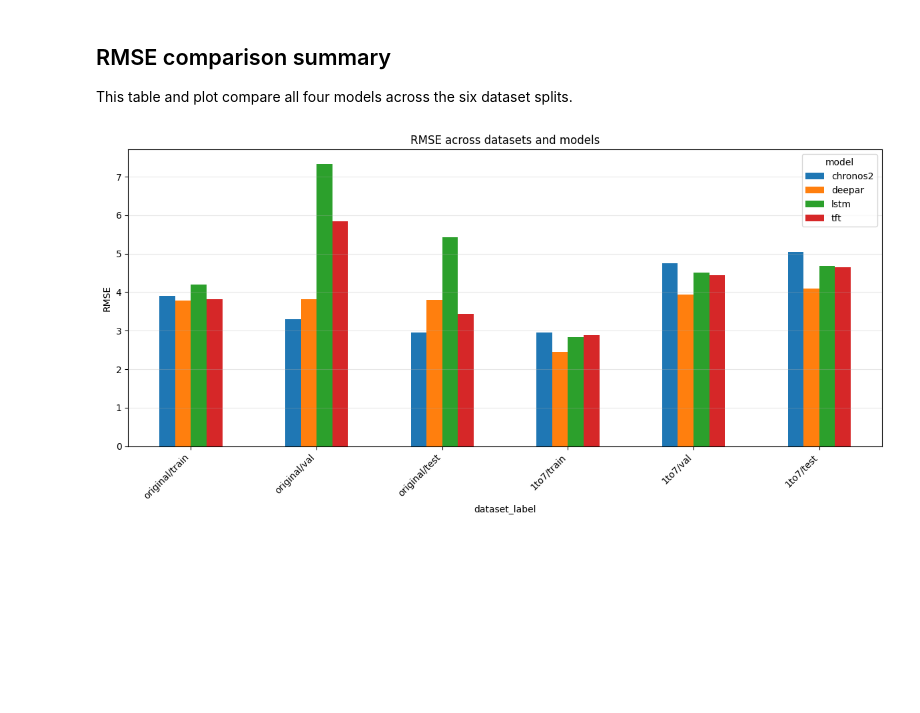
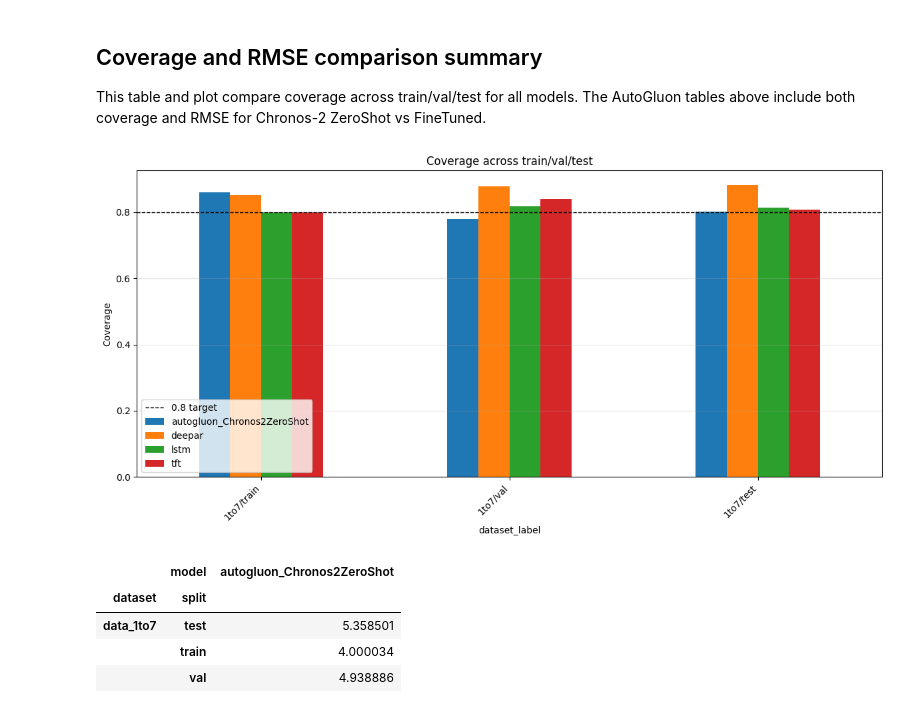
Before and after one commit to colinminini/LLM6G-Repository, a Jupyter notebook: run_nb.ipynb, the cells around one changed output. Cells and saved outputs as stored; diff of their text form; code cells hidden in the pictures; blank space fills up the shorter version.

```diff
--- a/run_nb.ipynb
+++ b/run_nb.ipynb
@@ -82,16 +84,27 @@ This runs LSTM, DeepAR, and TFT on both datasets. RMSE shown is the final epoch
 # %%
-train_results, train_histories = train_all()
+train_results, train_histories = train_all(
+    MODEL_TYPES,
+    DATASET,
+    context_length=CONTEXT_LENGTH,
+    forecast_length=FORECAST_LENGTH,
+    quantiles=QUANTILES,
+    max_epochs=MAX_EPOCHS,
+    patience=PATIENCE,
+    hidden_size=HIDDEN_SIZE,
+    num_layers=NUM_LAYERS,
+    num_heads=NUM_HEADS,
+)
 
 train_rows = []
 for (dataset, model), metrics in train_results.items():
-    for split, rmse in metrics.items():
+    for split, coverage in metrics.items():
         train_rows.append(
-            {"dataset": dataset, "split": split, "model": model, "rmse": rmse}
+            {"dataset": dataset, "split": split, "model": model, "coverage": coverage}
         )
 
 train_df = pd.DataFrame(train_rows)
 train_pivot = train_df.pivot_table(
-    index=["dataset", "split"], columns="model", values="rmse"
+    index=["dataset", "split"], columns="model", values="coverage"
 ).sort_index()
 train_pivot
 # %% [output]
@@ -334,30 +260,41 @@ Saved results to results/benchmarks/chronos2_data_1to7_test.json
 # %% [markdown]
-## RMSE comparison summary
+## Coverage and RMSE comparison summary
 
-This table and plot compare all four models across the six dataset splits.
+This table and plot compare coverage across train/val/test for all models.
+The AutoGluon tables above include both coverage and RMSE for Chronos-2
+ZeroShot vs FineTuned.
 # %%
-summary_df = pd.concat([train_df, chronos_df], ignore_index=True)
+summary_df = pd.concat(
+    [train_df, autogluon_df[["dataset", "split", "model", "coverage"]]],
+    ignore_index=True,
+)
 summary_df["dataset_label"] = summary_df["dataset"].str.replace("data_", "") + "/" + summary_df["split"]
 order = [
-    "original/train",
-    "original/val",
-    "original/test",
     "1to7/train",
     "1to7/val",
     "1to7/test",
 ]
 
 summary_pivot = summary_df.pivot_table(
-    index="dataset_label", columns="model", values="rmse"
+    index="dataset_label", columns="model", values="coverage"
 ).reindex(order)
-summary_pivot # type: ignore
+summary_pivot  # type: ignore
 
 ax = summary_pivot.plot(kind="bar", figsize=(12, 6))
-ax.set_ylabel("RMSE")
-ax.set_title("RMSE across datasets and models")
+ax.axhline(COVERAGE_TARGET, color="black", linestyle="--", linewidth=1, label="0.8 target")
+ax.set_ylabel("Coverage")
+ax.set_title("Coverage across train/val/test")
 ax.grid(axis="y", alpha=0.3)
 plt.xticks(rotation=45, ha="right")
+ax.legend()
 plt.tight_layout()
 plt.show()
+
+autogluon_rmse_pivot
 # %% [output]
-[figure, old version]
+[figure, new version]
+|  | model | autogluon_Chronos2ZeroShot |
+| dataset | split |  |
+| data_1to7 | test | 5.358501 |
+|  | train | 4.000034 |
+|  | val | 4.938886 |
```
Also changed, not shown: parts of 7 cells of this notebook, 30 other files.
